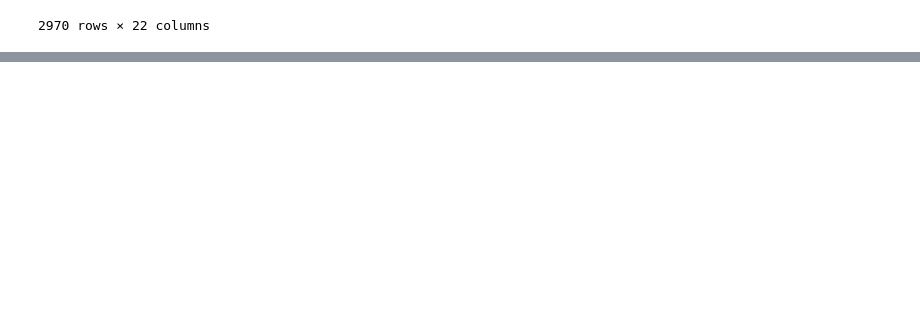
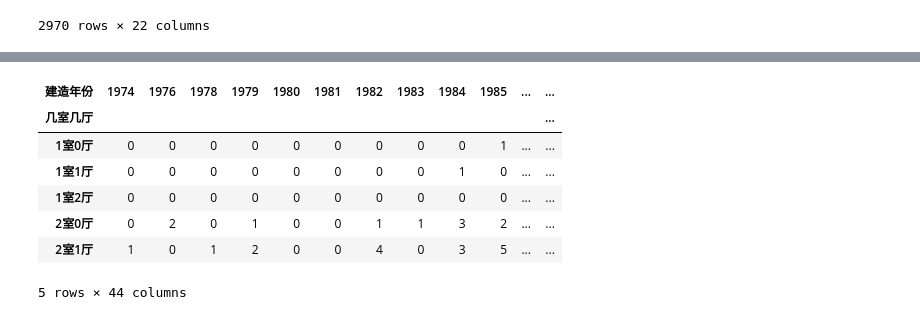
Before and after one commit to ffflora/city-in-data-science-qingdao, a Jupyter notebook: data-cleaning.ipynb, the cells around one changed output, grey strips where cells are left out. Saved outputs shown, nothing was run; the diff lists cells and outputs as text; code cells hidden in the pictures; blank space fills up the shorter version.

```diff
--- a/data-cleaning.ipynb
+++ b/data-cleaning.ipynb
@@ -449,0 +466,12 @@ follow['几天以前发布'] = follow['几天以前发布'].replace('',0).astype
+# %%
+split_years['total'] =  split_years.sum(axis=1)
+split_years.head()
+# %% [output]
+| 建造年份 | 1974 | 1976 | 1978 | 1979 | 1980 | 1981 | 1982 | 1983 | 1984 | 1985 | ... | ... |
+| 几室几厅 |  |  |  |  |  |  |  |  |  |  |  | ... |
+| 1室0厅 | 0 | 0 | 0 | 0 | 0 | 0 | 0 | 0 | 0 | 1 | ... | ... |
+| 1室1厅 | 0 | 0 | 0 | 0 | 0 | 0 | 0 | 0 | 1 | 0 | ... | ... |
+| 1室2厅 | 0 | 0 | 0 | 0 | 0 | 0 | 0 | 0 | 0 | 0 | ... | ... |
+| 2室0厅 | 0 | 2 | 0 | 1 | 0 | 0 | 1 | 1 | 3 | 2 | ... | ... |
+| 2室1厅 | 1 | 0 | 1 | 2 | 0 | 0 | 4 | 0 | 3 | 5 | ... | ... |
+5 rows × 44 columns
```
Also changed, not shown: parts of 10 cells of this notebook.
